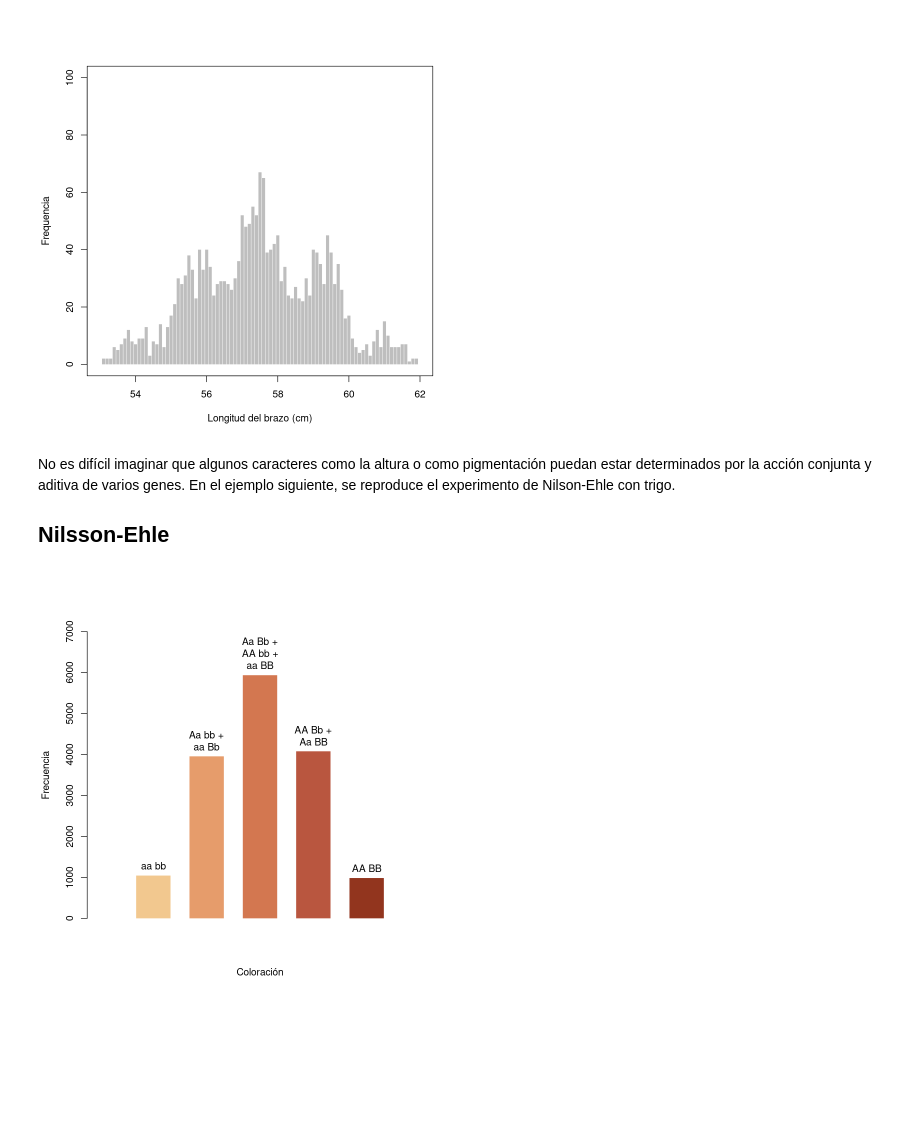
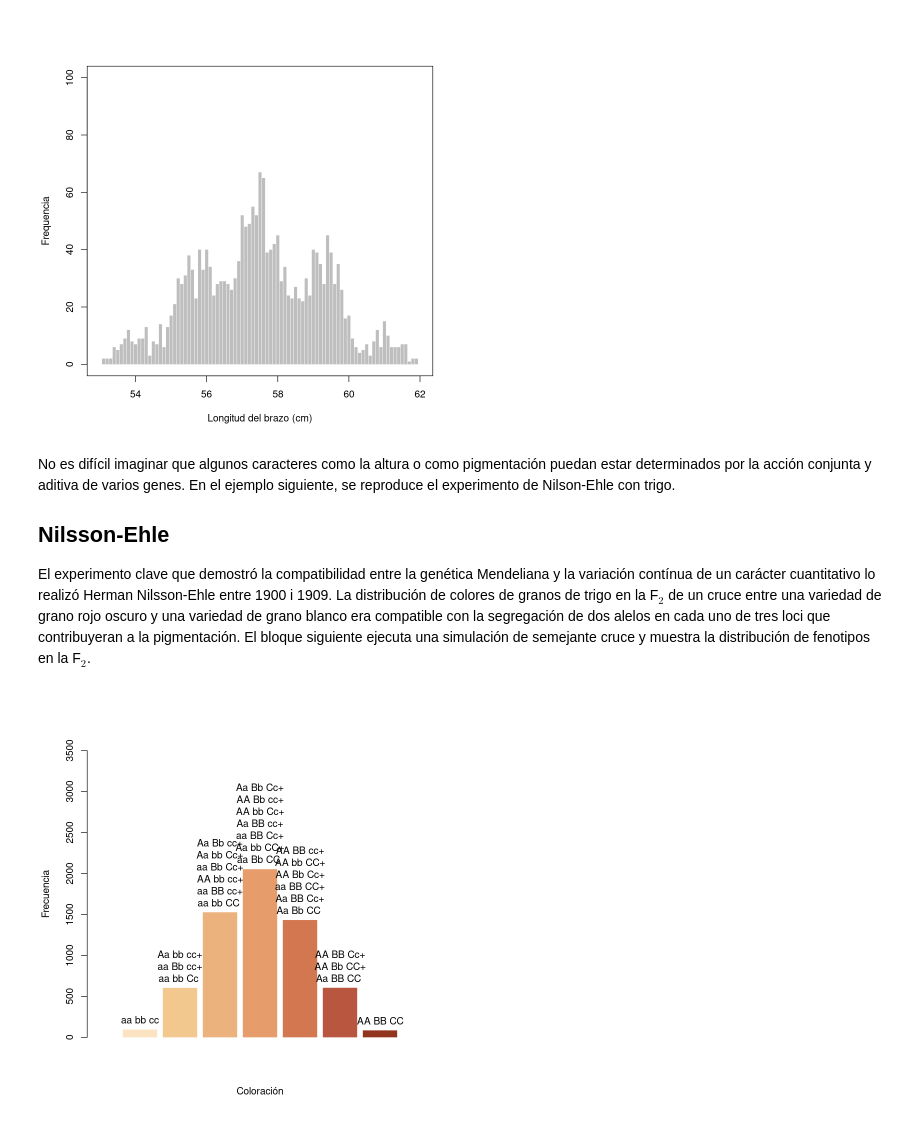
Before and after one commit to IgnasiLucas/Genetica_36834, a Jupyter notebook: T05_Genetica_quantitativa/T5_cas.ipynb, the cells around one changed output. Cells and saved outputs as stored; diff of their text form; code cells hidden in the pictures; blank space fills up the shorter version.

Commit message:
Afegida la referència a Nilsson-Ehle i millorat el seu exemple.

```diff
--- a/T05_Genetica_quantitativa/T5_cas.ipynb
+++ b/T05_Genetica_quantitativa/T5_cas.ipynb
@@ -68,16 +68,23 @@ lines(as.numeric(names(arm_table)), arm_table, type='h', lwd=5, lend=1, col='gra
 No es difícil imaginar que algunos caracteres como la altura o como pigmentación puedan estar determinados por la acción conjunta y aditiva de varios genes. En el ejemplo siguiente, se reproduce el experimento de Nilson-Ehle con trigo.
 
 ## Nilsson-Ehle
+
+El experimento clave que demostró la compatibilidad entre la genética Mendeliana y la variación contínua de un carácter cuantitativo lo realizó Herman Nilsson-Ehle entre 1900 i 1909. La distribución de colores de granos de trigo en la F$_2$ de un cruce entre una variedad de grano rojo oscuro y una variedad de grano blanco era compatible con la segregación de dos alelos en cada uno de tres loci que contribuyeran a la pigmentación. El bloque siguiente ejecuta una simulación de semejante cruce y muestra la distribución de fenotipos en la F$_2$.
 # %%
 library('MetBrewer')
-system2('quantinemo', args = 'Nilsson-Ehle/NE2G.ini')
-coloracion <- read.table('results/NE2G_g2.gen', skip = 2)$V2
+system2('quantinemo', args = 'Nilsson-Ehle/NE3G.ini')
+coloracion <- read.table('results/NE3G_g2.gen', skip = 2)$V2
 col_tabla  <- table(coloracion)
-plot(c(-0.5, 2.5), c(0,7000), type = 'n', axes = FALSE, xlab = 'Coloración', ylab = 'Frecuencia')
+plot(c(-0.5, 3.5), c(0,3500), type = 'n', axes = FALSE, xlab = 'Coloración', ylab = 'Frecuencia')
 axis(2)
 lines(as.numeric(names(col_tabla)), col_tabla, type = 'h', lend = 1,
-      col = met.brewer('OKeeffe2', 5), lwd = 55)
+      col = met.brewer('OKeeffe2', 7), lwd = 55)
 text(as.numeric(names(col_tabla)), col_tabla, pos = 3,
-     labels = c('aa bb', 'Aa bb +\naa Bb', 'Aa Bb +\nAA bb +\naa BB', 'AA Bb +\nAa BB', 'AA BB'))
+     labels = c('aa bb cc', 'Aa bb cc+\naa Bb cc+\naa bb Cc ',
+                'Aa Bb cc+\nAa bb Cc+\naa Bb Cc+\nAA bb cc+\naa BB cc+\naa bb CC ',
+                'Aa Bb Cc+\nAA Bb cc+\nAA bb Cc+\nAa BB cc+\naa BB Cc+\nAa bb CC+\naa Bb CC ',
+                'AA BB cc+\nAA bb CC+\nAA Bb Cc+\naa BB CC+\nAa BB Cc+\nAa Bb CC ',
+                'AA BB Cc+\nAA Bb CC+\nAa BB CC ',
+                'AA BB CC'))
 # %% [output]
-[figure, old version]
+[figure, new version]
```
Also changed, not shown: parts of 3 cells of this notebook, 10 other files.
